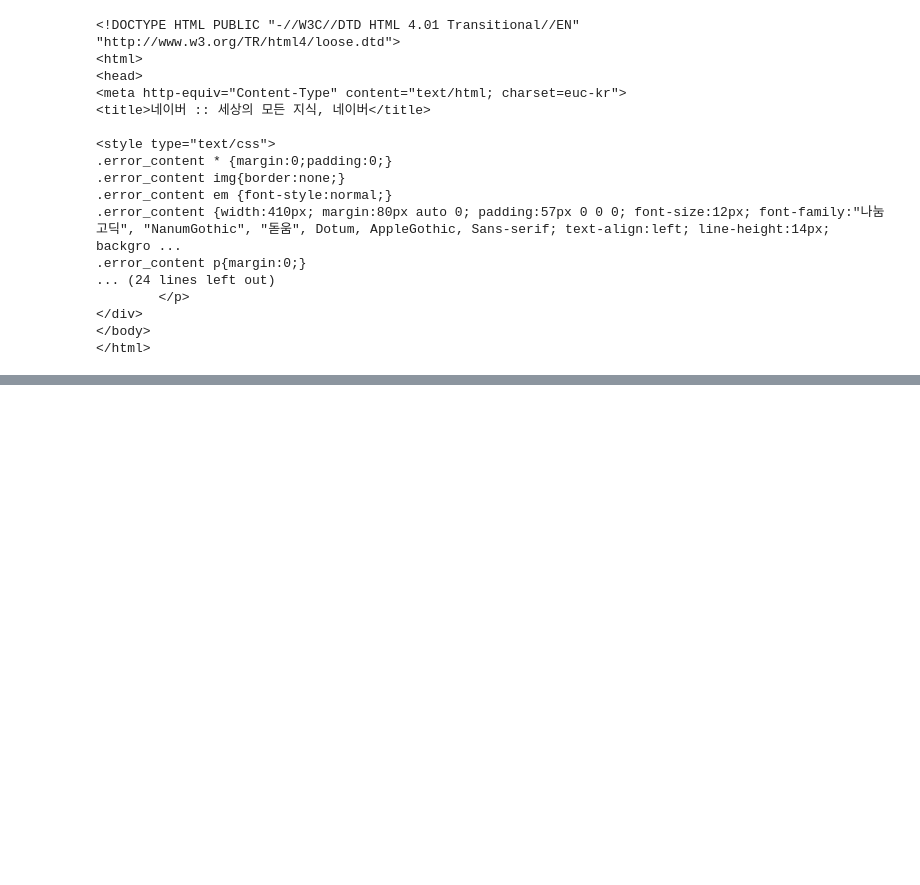
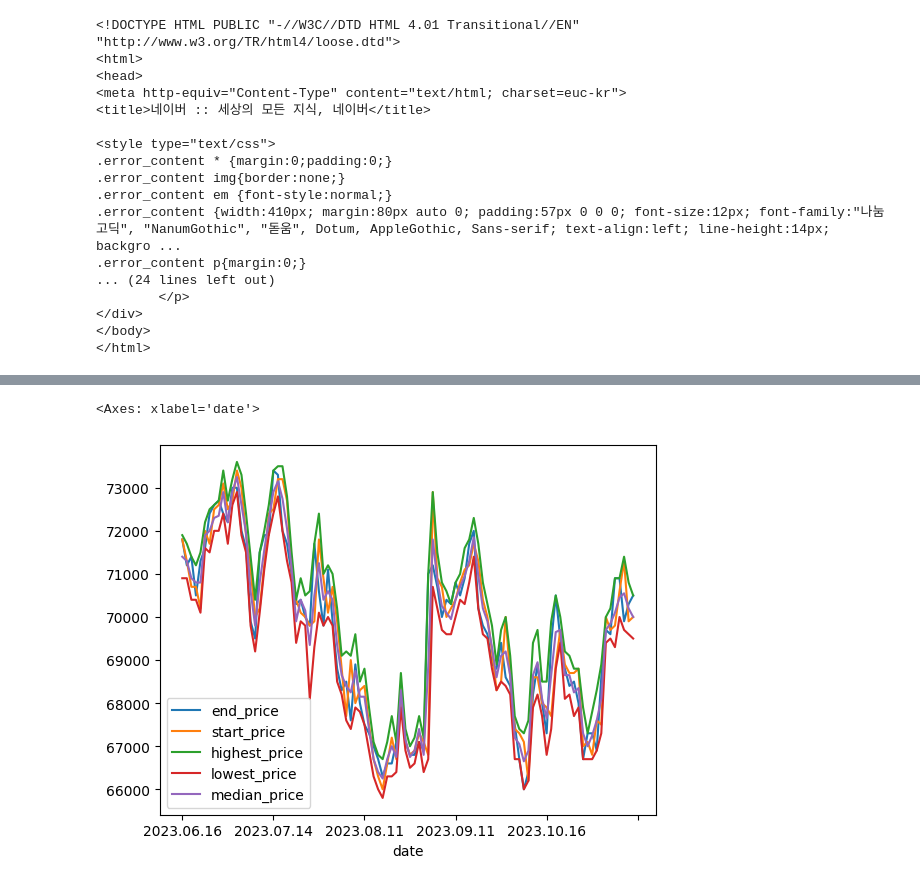
Before and after one commit to KimHyoJun99/LIKELION_AI, a Jupyter notebook: Data_TIL/Practice/stock.ipynb, the cells around one changed output, grey strips where cells are left out. Cells and saved outputs as stored; diff of their text form; code cells hidden in the pictures; blank space fills up the shorter version.

```diff
--- a/Data_TIL/Practice/stock.ipynb
+++ b/Data_TIL/Practice/stock.ipynb
@@ -56,0 +224,4 @@ print(page.text)
+# %%
+all_tables.drop(["전일비", "거래량"], axis=1, inplace=True)
+
+all_tables
@@ -56,0 +242,4 @@ print(page.text)
+# %%
+all_tables["median_price"] = all_tables["highest_price"] - ((all_tables["highest_price"] - all_tables["lowest_price"]) / 2)
+
+all_tables
@@ -56,0 +260,4 @@ print(page.text)
+# %%
+all_tables["month"] = all_tables["date"].str[0:7]
+
+all_tables
@@ -56,0 +278,6 @@ print(page.text)
+# %%
+all_tables.set_index("date", inplace=True)
+
+all_tables.sort_index(inplace=True)
+
+all_tables
@@ -56,0 +299,5 @@ print(page.text)
+# %%
+all_tables.plot(kind="line")
+# %% [output]
+<Axes: xlabel='date'>
+[figure, added]
```
Also changed, not shown: parts of 18 cells of this notebook.
